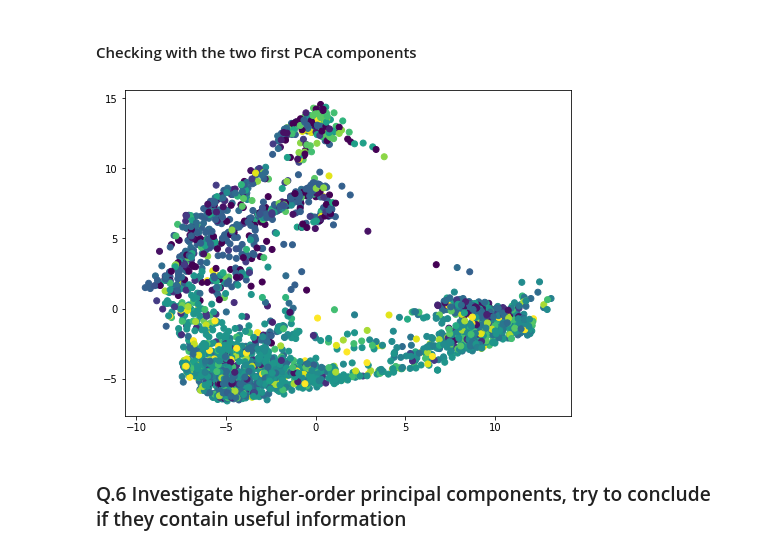
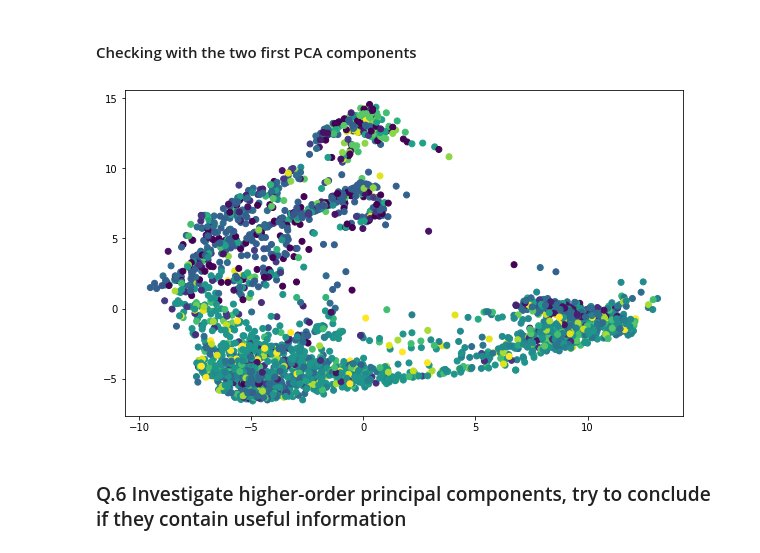
Before and after one commit to MarinaChau/IASD_classes, a Jupyter notebook: Part_2_Single_cell_dataset.ipynb, the cells around one changed output. Cells and saved outputs as stored; diff of their text form; code cells hidden in the pictures.

```diff
--- a/Part_2_Single_cell_dataset.ipynb
+++ b/Part_2_Single_cell_dataset.ipynb
@@ -403,13 +403,13 @@ plt.show()
 # with the two first principal components
 pca2 = PCA(n_components=2)
 pca2.fit(standardized_dataset)
-x_3d = pca2.transform(standardized_dataset)
-
-plt.figure(figsize=(8,6))
-plt.scatter(x_3d[:,0], x_3d[:,1], c=cell_label_encoded)
-plt.show()
+x_2d = pca2.transform(standardized_dataset)
-# %% [output]
-[figure, removed]
+# %%
+plt.figure(figsize=(10,6))
+plt.scatter(x_2d[:,0], x_2d[:,1], c=cell_label_encoded)
+plt.show()
+# %% [output]
+[figure, added]
 # %% [markdown]
 ### Q.6 Investigate higher-order principal components, try to conclude if they contain useful information
 # %%
```
Also changed, not shown: parts of 16 cells of this notebook.
